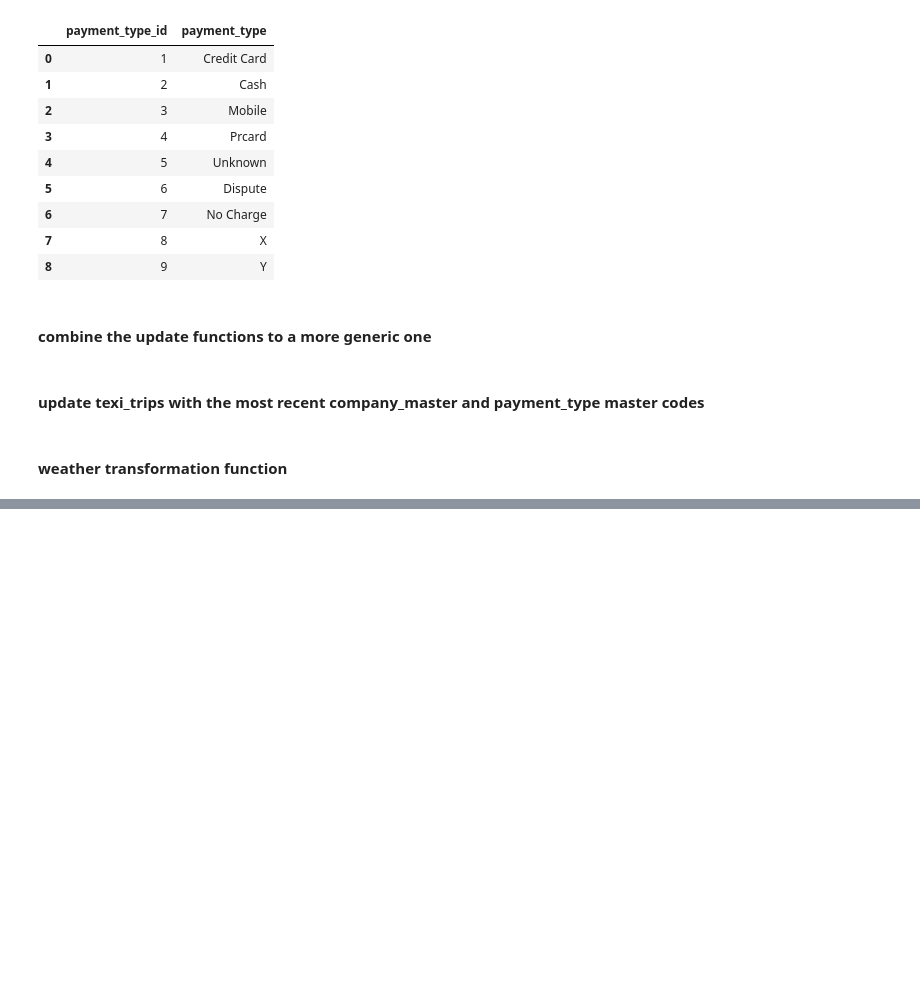
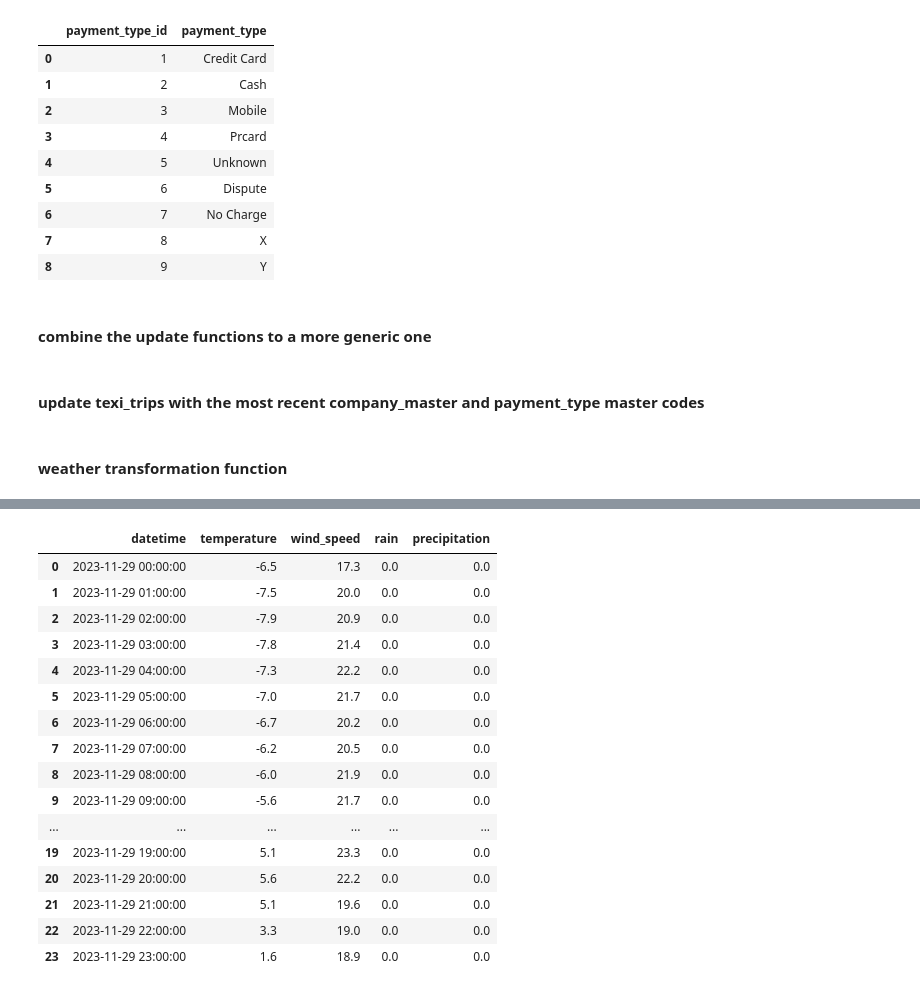
Before and after one commit to zselyigy/cubix_data_engineer_aws, a Jupyter notebook: src/scripts/07_json_transform_load.ipynb, the cells around one changed output, grey strips where cells are left out. Saved outputs shown, nothing was run; the diff lists cells and outputs as text; code cells hidden in the pictures; blank space fills up the shorter version.

```diff
--- a/src/scripts/07_json_transform_load.ipynb
+++ b/src/scripts/07_json_transform_load.ipynb
@@ -414,0 +415,20 @@ NameError: name 'wather_df' is not defined
+# %%
+weather_data_df
+# %% [output]
+|  | datetime | temperature | wind_speed | rain | precipitation |
+| 0 | 2023-11-29 00:00:00 | -6.5 | 17.3 | 0.0 | 0.0 |
+| 1 | 2023-11-29 01:00:00 | -7.5 | 20.0 | 0.0 | 0.0 |
+| 2 | 2023-11-29 02:00:00 | -7.9 | 20.9 | 0.0 | 0.0 |
+| 3 | 2023-11-29 03:00:00 | -7.8 | 21.4 | 0.0 | 0.0 |
+| 4 | 2023-11-29 04:00:00 | -7.3 | 22.2 | 0.0 | 0.0 |
+| 5 | 2023-11-29 05:00:00 | -7.0 | 21.7 | 0.0 | 0.0 |
+| 6 | 2023-11-29 06:00:00 | -6.7 | 20.2 | 0.0 | 0.0 |
+| 7 | 2023-11-29 07:00:00 | -6.2 | 20.5 | 0.0 | 0.0 |
+| 8 | 2023-11-29 08:00:00 | -6.0 | 21.9 | 0.0 | 0.0 |
+| 9 | 2023-11-29 09:00:00 | -5.6 | 21.7 | 0.0 | 0.0 |
+| ... | ... | ... | ... | ... | ... |
+| 19 | 2023-11-29 19:00:00 | 5.1 | 23.3 | 0.0 | 0.0 |
+| 20 | 2023-11-29 20:00:00 | 5.6 | 22.2 | 0.0 | 0.0 |
+| 21 | 2023-11-29 21:00:00 | 5.1 | 19.6 | 0.0 | 0.0 |
+| 22 | 2023-11-29 22:00:00 | 3.3 | 19.0 | 0.0 | 0.0 |
+| 23 | 2023-11-29 23:00:00 | 1.6 | 18.9 | 0.0 | 0.0 |
```
Also changed, not shown: parts of 2 cells of this notebook.
